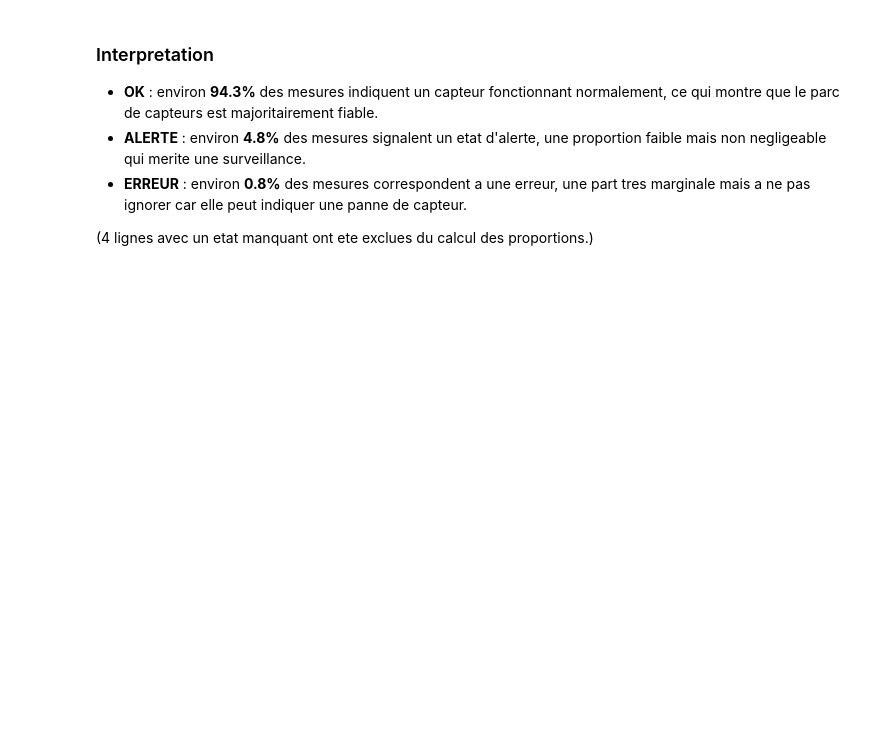
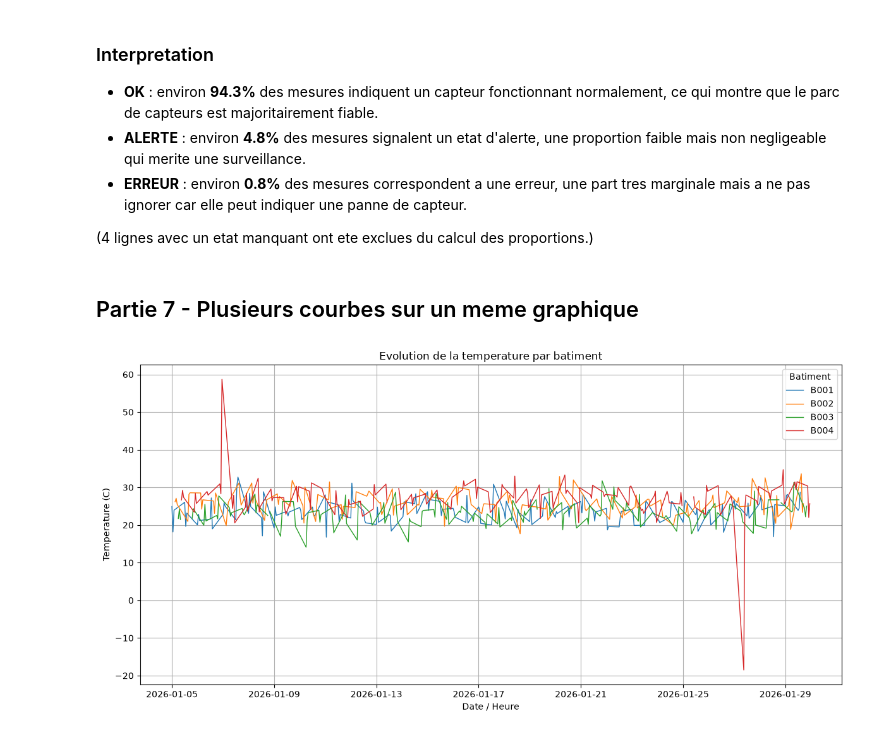
Before and after one commit to maigadems/atelier_matplotlib_iot, a Jupyter notebook: notebooks/atelier_matplotlib_iot.ipynb, the cells around one changed output. Drawn from its saved outputs; the diff is of its cells as text; code cells hidden in the pictures; blank space fills up the shorter version.

Commit message:
mettre plusieurs courbes sur un meme graphique

```diff
--- a/notebooks/atelier_matplotlib_iot.ipynb
+++ b/notebooks/atelier_matplotlib_iot.ipynb
@@ -298,3 +298,21 @@ plt.show()
 - **ERREUR** : environ **0.8%** des mesures correspondent a une erreur, une part tres marginale mais a ne pas ignorer car elle peut indiquer une panne de capteur.
 
 (4 lignes avec un etat manquant ont ete exclues du calcul des proportions.)
+# %% [markdown]
+## Partie 7 - Plusieurs courbes sur un meme graphique
+# %%
+plt.figure(figsize=(12, 6))
+
+for batiment, groupe in df.sort_values("date_heure").groupby("batiment"):
+    plt.plot(groupe["date_heure"], groupe["temperature"], label=batiment, linewidth=1)
+
+plt.title("Evolution de la temperature par batiment")
+plt.xlabel("Date / Heure")
+plt.ylabel("Temperature (C)")
+plt.legend(title="Batiment")
+plt.grid(True)
+
+plt.tight_layout()
+plt.show()
+# %% [output]
+[figure, added]
```
Also changed, not shown: 1 other file.
